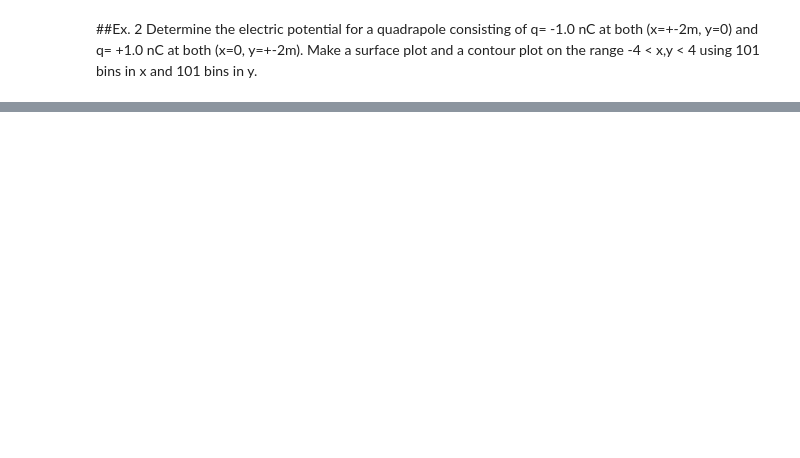
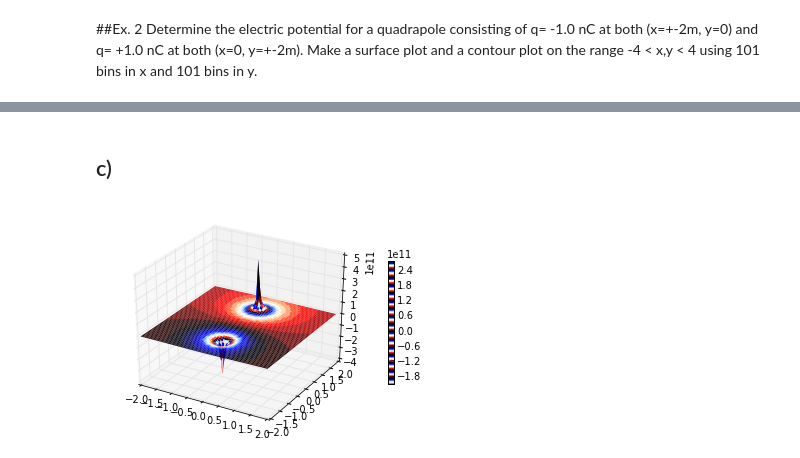
Before and after one commit to advice/PHYS-202-S13, a Jupyter notebook: Week4/3D Plotting & Functions.ipynb, the cells around one changed output, grey strips where cells are left out. Drawn from its saved outputs; the diff is of its cells as text; code cells hidden in the pictures; blank space fills up the shorter version.

```diff
--- a/Week4/3D Plotting & Functions.ipynb
+++ b/Week4/3D Plotting & Functions.ipynb
@@ -70,0 +93,4 @@ cb = fig.colorbar(p,shrink=0.55)
+# %%
+x,y = meshgrid(arange(-2.,2.,0.06),arange(-2.,2.,0.06))
+Vxy = pointPotential(x,y,1e-9,0.,0.)
+print Vxy
@@ -70,0 +114,4 @@ cb = fig.colorbar(p,shrink=0.55)
+# %%
+def dipolePotential(x,y,q,d):
+    Vdp = (k*q/ (x**2 + (y-d)**2)**(1/2.)) - (k*q/ (x**2 + (y + d)**2)**(1/2.))
+    return Vdp
@@ -70,0 +142,13 @@ cb = fig.colorbar(p,shrink=0.55)
+# %% [markdown]
+c)
+-
+# %%
+x,y = meshgrid(arange(-2.,2.,0.06),arange(-2.,2.,0.06))
+Vd2 = dipolePotential(x,y,1,1)
+from mpl_toolkits.mplot3d import Axes3D
+fig = figure()
+ax = fig.gca(projection='3d')
+p = ax.plot_surface(x, y, Vd2, rstride = 1, cstride=1, linewidth=0, cmap=cm.flag)
+cb = fig.colorbar(p,shrink=0.55)
+# %% [output]
+[figure, added]
```
Also changed, not shown: parts of 13 cells of this notebook.
